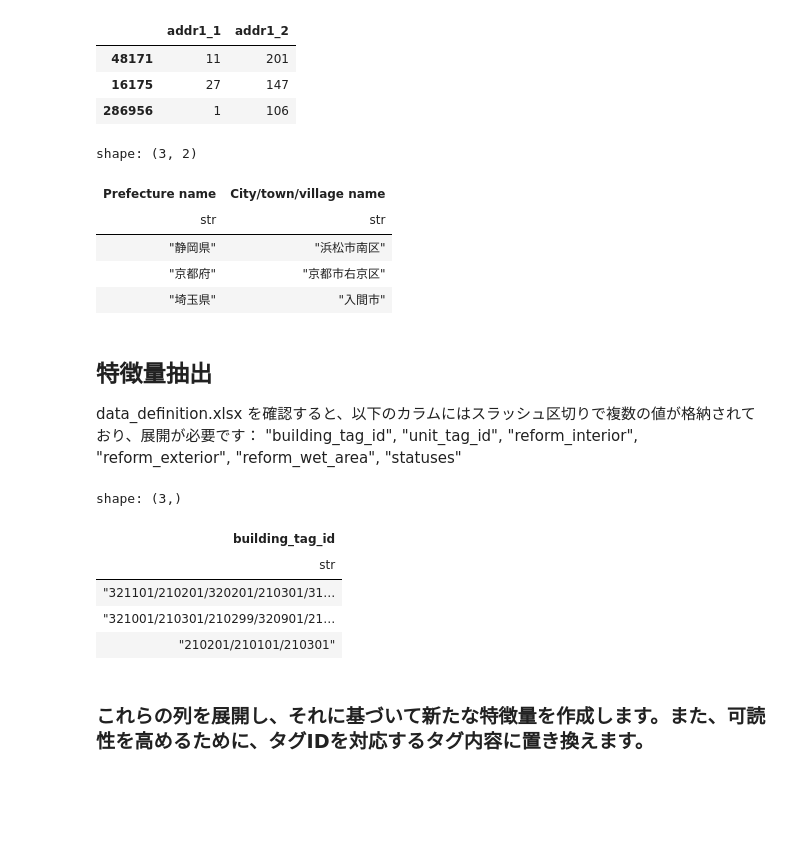
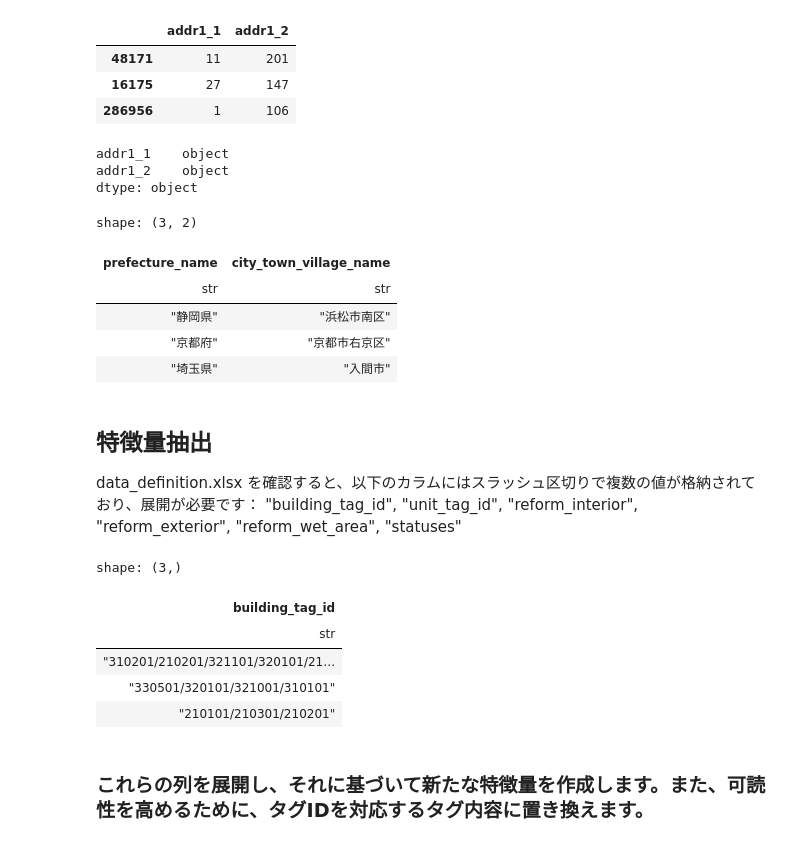
Before and after one commit to ak0592/signate, a Jupyter notebook: notebooks/simple baseline.ipynb, the cells around one changed output. Cells and saved outputs as stored; diff of their text form; code cells hidden in the pictures; blank space fills up the shorter version.

```diff
--- a/notebooks/simple baseline.ipynb
+++ b/notebooks/simple baseline.ipynb
@@ -13,5 +13,8 @@ import gc
 
 import warnings
 warnings.filterwarnings("ignore")
+
+pd.set_option('display.max_columns', 100)
+pd.set_option('display.max_rows', 100)
 # %%
 # データディレクトリの設定
@@ -127,3 +188,13 @@ test_df.drop(drop_cols, axis=1, inplace=True)
+# %%
+# カテゴリカル変数を文字列型に変更
+train_df = train_df.fillna(np.nan)
+test_df = test_df.fillna(np.nan)
+
+categorical_cols = [c for c in train_df.columns if c not in numerical_columns]
+
+for c in categorical_cols:
+    train_df[c] = train_df[c].astype(str)
+    test_df[c] = test_df[c].astype(str)
 # %% [markdown]
 ###  'addr1_1'と'addr1_2'を実際の都道府県名と市区町村名に置き換えて、直感的に理解できるようにします
 # %%
@@ -135,15 +206,21 @@ train_df[['addr1_1', 'addr1_2']].sample(3, random_state=2025)
 | 48171 | 11 | 201 |
 | 16175 | 27 | 147 |
 | 286956 | 1 | 106 |
+# %%
+train_df[['addr1_1', 'addr1_2']].dtypes
+# %% [output]
+addr1_1    object
+addr1_2    object
+dtype: object
 # %%
 # data_definition.sheet_names
 import polars as pl
 
 codes = pd.read_excel(f"{ROOT_DIR}/data_definition.xlsx", sheet_name=data_definition.sheet_names[3])
-codes.columns = ['No.', 'addr1_1', 'addr1_2', 'Prefecture name',
-       'City/town/village name']
-codes = codes[['addr1_1', 'addr1_2', 'Prefecture name',
-       'City/town/village name']]
+codes.columns = ['No.', 'addr1_1', 'addr1_2', 'prefecture_name',
+       'city_town_village_name']
+codes = codes[['addr1_1', 'addr1_2', 'prefecture_name',
+       'city_town_village_name']]
 
 # train_df = pd.merge(train_df, codes, on=['addr1_1', 'addr1_2'], how='inner')
 # test_df = pd.merge(test_df, codes, on=['addr1_1', 'addr1_2'], how='inner')
@@ -152,17 +229,20 @@ test_df = pl.DataFrame(test_df)
 codes = pl.DataFrame(codes)
 
 codes = codes.with_columns(
-    pl.col("addr1_2").cast(pl.Int64)
+    pl.col("addr1_2").cast(pl.Int64).cast(pl.String)
 )
+codes = codes.with_columns(
+    pl.col("addr1_1").cast(pl.String)
+)
 # %%
 train_df = train_df.join(codes, on=['addr1_1', 'addr1_2'], how='inner')
 test_df = test_df.join(codes, on=['addr1_1', 'addr1_2'], how='inner')
 del codes
 # %%
-train_df[['Prefecture name', 'City/town/village name']].sample(3, seed=2025)
+train_df[['prefecture_name', 'city_town_village_name']].sample(3, seed=2025)
 # %% [output]
 shape: (3, 2)
-| Prefecture name | City/town/village name |
+| prefecture_name | city_town_village_name |
 | str | str |
 | "静岡県" | "浜松市南区" |
 | "京都府" | "京都市右京区" |
@@ -179,9 +259,9 @@ train_df["building_tag_id"].sample(3)
 shape: (3,)
 | building_tag_id |
 | str |
-| "321101/210201/320201/210301/31… |
-| "321001/210301/210299/320901/21… |
-| "210201/210101/210301" |
+| "310201/210201/321101/320101/21… |
+| "330501/320101/321001/310101" |
+| "210101/210301/210201" |
 # %% [markdown]
 ### これらの列を展開し、それに基づいて新たな特徴量を作成します。また、可読性を高めるために、タグIDを対応するタグ内容に置き換えます。
 # %%
```
Also changed, not shown: parts of 36 cells of this notebook, 6 other files.
